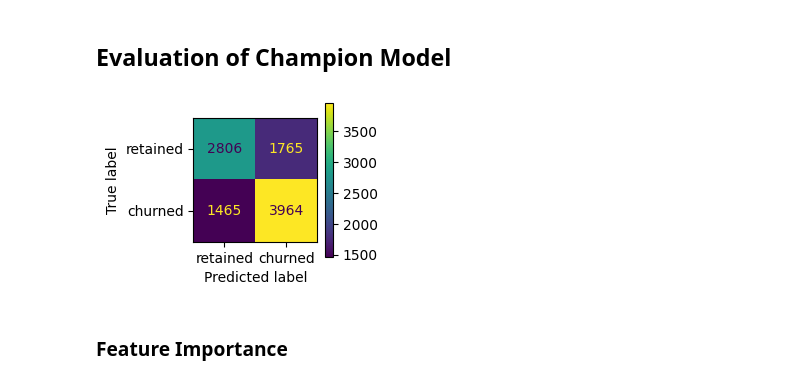
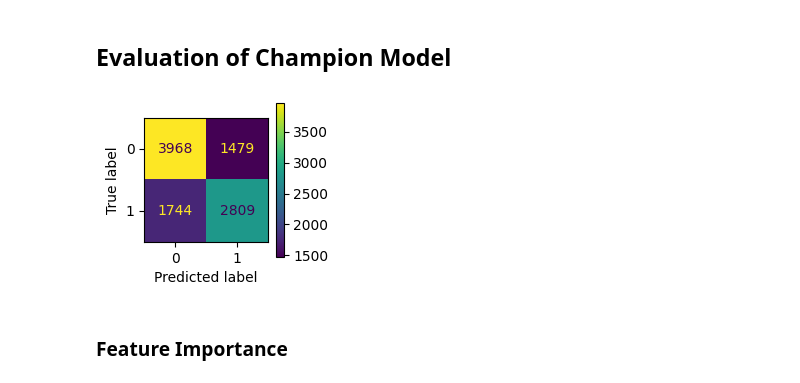
Before and after one commit to RoyPrs/Churn-prediction-for-Coursera-Data, a Jupyter notebook: Phase 3 - Retention Prediction.ipynb, the cells around one changed output. Drawn from its saved outputs; the diff is of its cells as text; code cells hidden in the pictures.

```diff
--- a/Phase 3 - Retention Prediction.ipynb
+++ b/Phase 3 - Retention Prediction.ipynb
@@ -72,8 +84,8 @@ Since our data is well balanced with respect to the `is_retained` column, I use
 
 ## Split the Data
 # %%
-y = df1['is_retained']
-X = df1.drop(columns=['is_retained'])
+X = df1.drop(columns=['is_retained', 'is_churned'])
+y = df1['is_churned']
 
 # Split into test and 'other'
 X_, X_test, y_, y_test = train_test_split(X, y, stratify=y, test_size=0.2, random_state=42)
@@ -149,0 +164,6 @@ def get_test_scores(model_name:str, preds, y_test_data):
+# %%
+# Fit the model
+gnb = GaussianNB()
+gnb.fit(X_train, y_train)
+
+y_preds = gnb.predict(X_test)
@@ -162,7 +200,7 @@ param_grid = {'max_depth': [None],
 
 scoring = ['accuracy', 'precision', 'recall', 'f1']
 
-rf_cv = GridSearchCV(rf, param_grid, scoring=scoring, cv=4, refit='accuracy')
+rf_cv = GridSearchCV(rf, param_grid, scoring=scoring, cv=4, refit='recall')
 # %%
 %%time
 rf_cv.fit(X_train, y_train)
@@ -205,7 +247,7 @@ param_grid = {'max_depth': [6, 12],
 
 scoring = ['accuracy', 'precision', 'recall', 'f1']
 
-xgb_cv = GridSearchCV(xgb, param_grid, scoring=scoring, cv=4, refit='precision')
+xgb_cv = GridSearchCV(xgb, param_grid, scoring=scoring, cv=4, refit='recall')
 # %%
 %%time
 xgb_cv.fit(X_train, y_train)
@@ -301,12 +341,12 @@ results
 # %%
 cm = confusion_matrix(y_test, xgb_test_preds, labels=xgb_cv.classes_)
 
-disp = ConfusionMatrixDisplay(confusion_matrix=cm,
-                             display_labels=['retained', 'churned'])
+disp = ConfusionMatrixDisplay(confusion_matrix=cm)
+                             # display_labels=['churned', 'retained'])
 fig, ax = plt.subplots(figsize=(2,2))
 disp.plot(ax=ax);
 # %% [output]
-[figure, old version]
+[figure, new version]
 # %% [markdown]
 ### Feature Importance
 # %%
```
Also changed, not shown: parts of 31 cells of this notebook.
